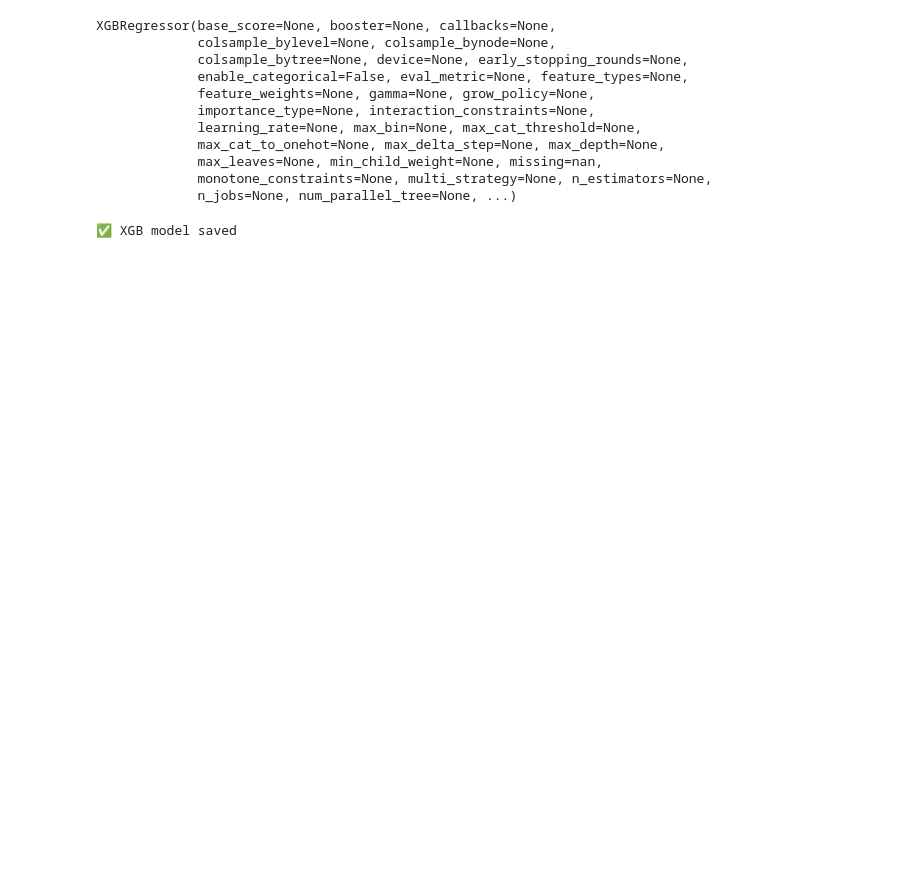
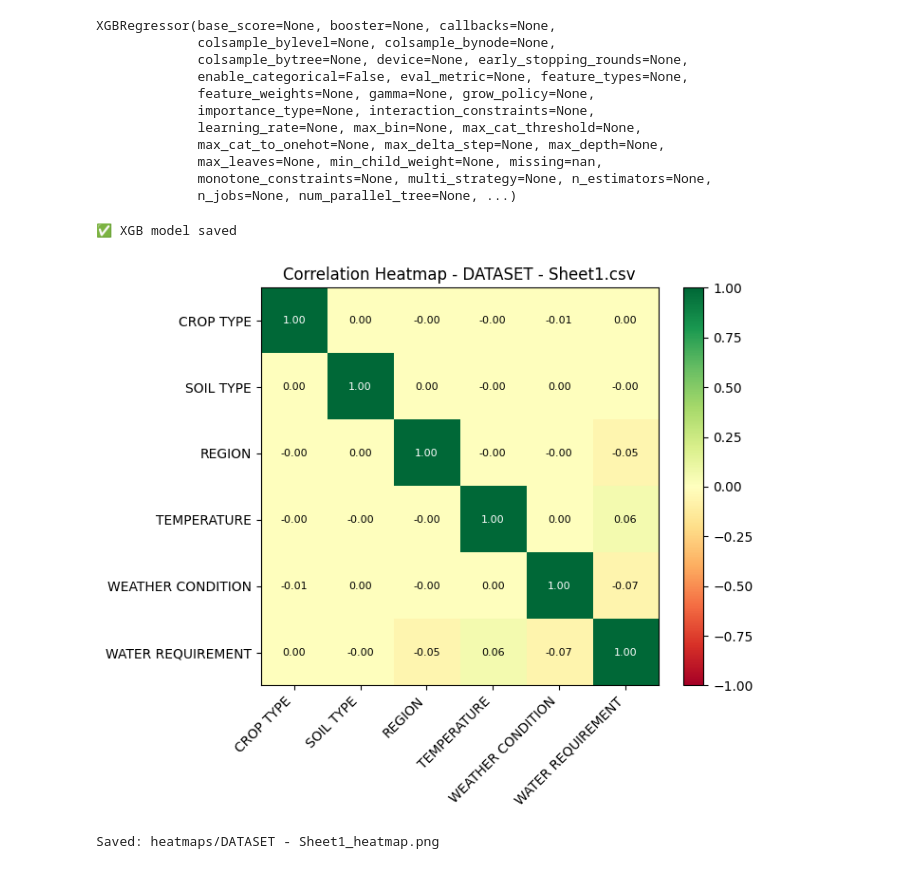
Before and after one commit to Sandeshkumar0/smart_irrigation, a Jupyter notebook: train_xgb.ipynb, the cells around one changed output. Saved outputs shown, nothing was run; the diff lists cells and outputs as text; code cells hidden in the pictures; blank space fills up the shorter version.

```diff
--- a/train_xgb.ipynb
+++ b/train_xgb.ipynb
@@ -38,3 +38,40 @@ pickle.dump(model, open("xgb_model.pkl","wb"))
 print("✅ XGB model saved")
 # %% [output]
 ✅ XGB model saved
+# %%
+# Correlation heatmap (only DATASET - Sheet1.csv)
+import os
+import pandas as pd
+import matplotlib.pyplot as plt
+
+csv_path = 'DATASET - Sheet1.csv'
+os.makedirs('heatmaps', exist_ok=True)
+
+df_hm = pd.read_csv(csv_path)
+# Convert categorical columns to numeric codes only for correlation plotting
+for col in df_hm.select_dtypes(include='object').columns:
+    df_hm[col] = pd.factorize(df_hm[col].astype(str).str.strip().str.upper())[0]
+
+corr = df_hm.corr(numeric_only=True)
+if corr.empty:
+    raise ValueError('No valid columns found for correlation heatmap')
+
+plt.figure(figsize=(8, 6))
+im = plt.imshow(corr, cmap='RdYlGn', vmin=-1, vmax=1)
+plt.xticks(range(len(corr.columns)), corr.columns, rotation=45, ha='right')
+plt.yticks(range(len(corr.index)), corr.index)
+plt.title(f'Correlation Heatmap - {csv_path}')
+plt.colorbar(im, fraction=0.046, pad=0.04)
+for i in range(len(corr.index)):
+    for j in range(len(corr.columns)):
+        val = corr.iloc[i, j]
+        txt_color = 'white' if abs(val) > 0.5 else 'black'
+        plt.text(j, i, f'{val:.2f}', ha='center', va='center', color=txt_color, fontsize=8)
+plt.tight_layout()
+out = 'heatmaps/DATASET - Sheet1_heatmap.png'
+plt.savefig(out, dpi=180)
+plt.show()
+print(f'Saved: {out}')
+# %% [output]
+[figure, added]
+Saved: heatmaps/DATASET - Sheet1_heatmap.png
```
Also changed, not shown: 9 other files.
